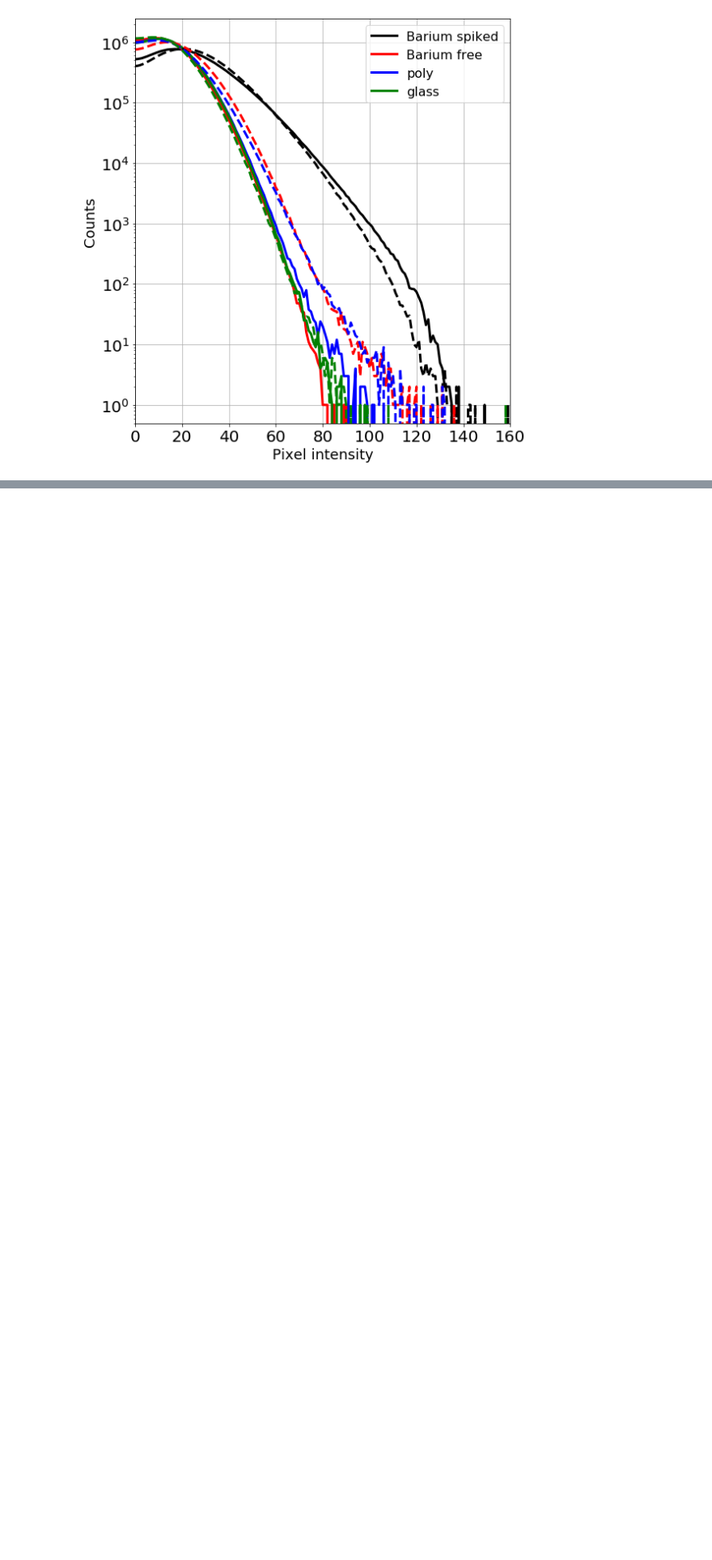
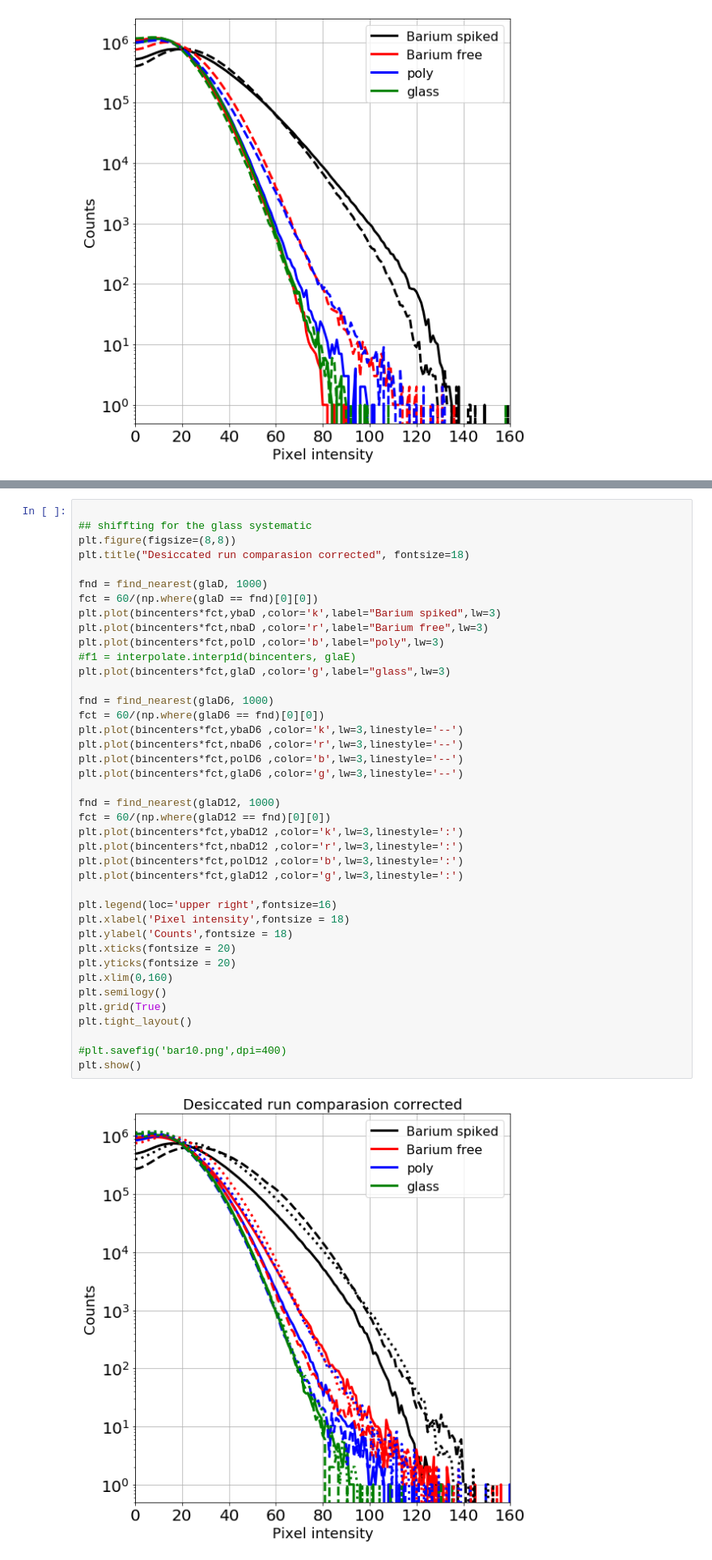
Before and after one commit to AustinMcDonald/slide-comp, a Jupyter notebook: Monos-hists-V5.ipynb, the cells around one changed output, grey strips where cells are left out. Shown at 81% size. Drawn from its saved outputs; the diff is of its cells as text; blank space fills up the shorter version.

```diff
--- a/Monos-hists-V5.ipynb
+++ b/Monos-hists-V5.ipynb
@@ -185,0 +261,42 @@ plt.show()
+# %%
+
+## shiffting for the glass systematic
+plt.figure(figsize=(8,8))
+plt.title("Desiccated run comparasion corrected", fontsize=18)
+
+fnd = find_nearest(glaD, 1000)
+fct = 60/(np.where(glaD == fnd)[0][0])
+plt.plot(bincenters*fct,ybaD ,color='k',label="Barium spiked",lw=3)
+plt.plot(bincenters*fct,nbaD ,color='r',label="Barium free",lw=3)
+plt.plot(bincenters*fct,polD ,color='b',label="poly",lw=3)
+#f1 = interpolate.interp1d(bincenters, glaE)
+plt.plot(bincenters*fct,glaD ,color='g',label="glass",lw=3)
+
+fnd = find_nearest(glaD6, 1000)
+fct = 60/(np.where(glaD6 == fnd)[0][0])
+plt.plot(bincenters*fct,ybaD6 ,color='k',lw=3,linestyle='--')
+plt.plot(bincenters*fct,nbaD6 ,color='r',lw=3,linestyle='--')
+plt.plot(bincenters*fct,polD6 ,color='b',lw=3,linestyle='--')
+plt.plot(bincenters*fct,glaD6 ,color='g',lw=3,linestyle='--')
+
+fnd = find_nearest(glaD12, 1000)
+fct = 60/(np.where(glaD12 == fnd)[0][0])
+plt.plot(bincenters*fct,ybaD12 ,color='k',lw=3,linestyle=':')
+plt.plot(bincenters*fct,nbaD12 ,color='r',lw=3,linestyle=':')
+plt.plot(bincenters*fct,polD12 ,color='b',lw=3,linestyle=':')
+plt.plot(bincenters*fct,glaD12 ,color='g',lw=3,linestyle=':')
+
+plt.legend(loc='upper right',fontsize=16)
+plt.xlabel('Pixel intensity',fontsize = 18)
+plt.ylabel('Counts',fontsize = 18)
+plt.xticks(fontsize = 20)
+plt.yticks(fontsize = 20)
+plt.xlim(0,160)
+plt.semilogy()
+plt.grid(True)
+plt.tight_layout()
+
+#plt.savefig('bar10.png',dpi=400)
+plt.show()
+# %% [output]
+[figure, added]
```
Also changed, not shown: parts of 12 cells of this notebook, 1 other file.
